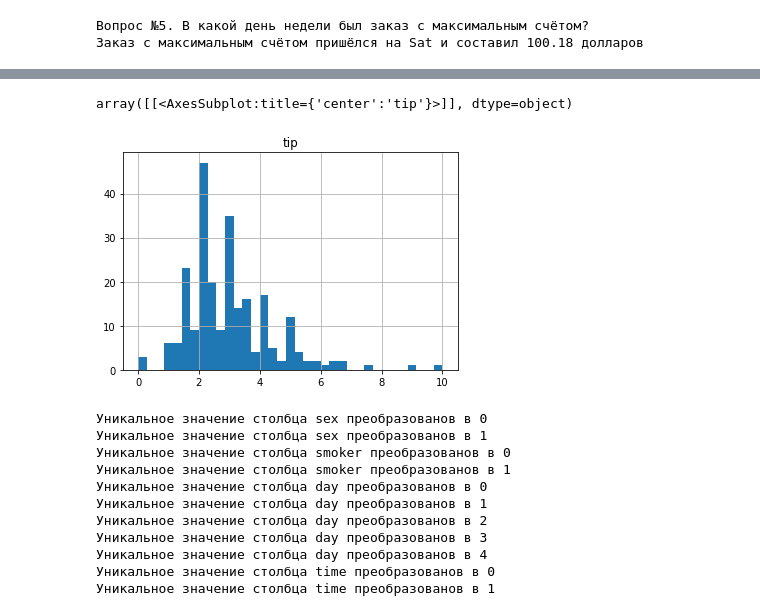
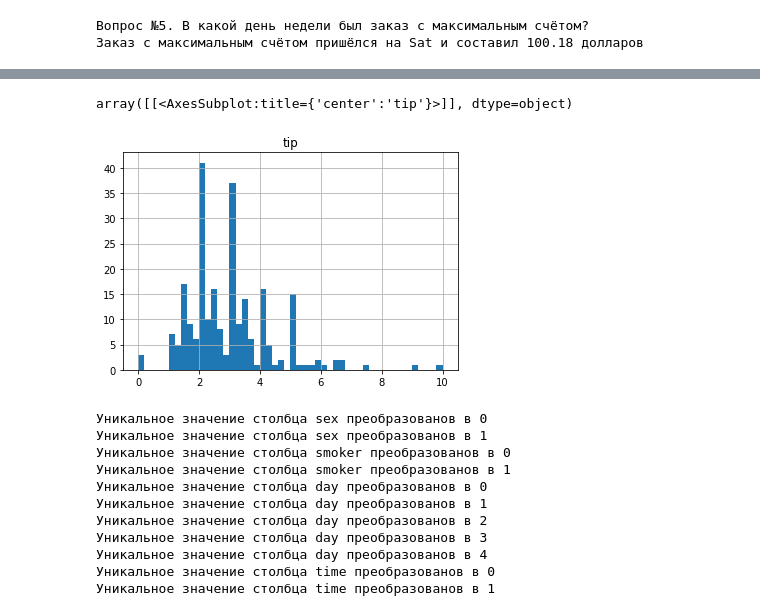
Before and after one commit to Andrew3100/DataScience, a Jupyter notebook: lab1.ipynb, the cells around one changed output, grey strips where cells are left out. Cells and saved outputs as stored; diff of their text form; code cells hidden in the pictures.

```diff
--- a/lab1.ipynb
+++ b/lab1.ipynb
@@ -75,9 +75,9 @@ sbn.barplot(x='day', y='total_bill', hue='smoker', data=AH, color = 'yellow')
 # %%
 # Построить гистограмму распределения целевого признака - чаевых (tips)
-AH.hist('tip',bins=35)
+AH.hist('tip',bins=50)
 # %% [output]
 array([[<AxesSubplot:title={'center':'tip'}>]], dtype=object)
-[figure, old version]
+[figure, new version]
 # %%
 #Преобразовать категориальные признаки (время суток, день) sklearn.preprocessing.OneHotEncoder и бинарные (пол, курение) в числовой вид
 #Для преобразования используем метод replace для каждого из столбцов
```
Also changed, not shown: parts of 2 cells of this notebook, 2 other files.
